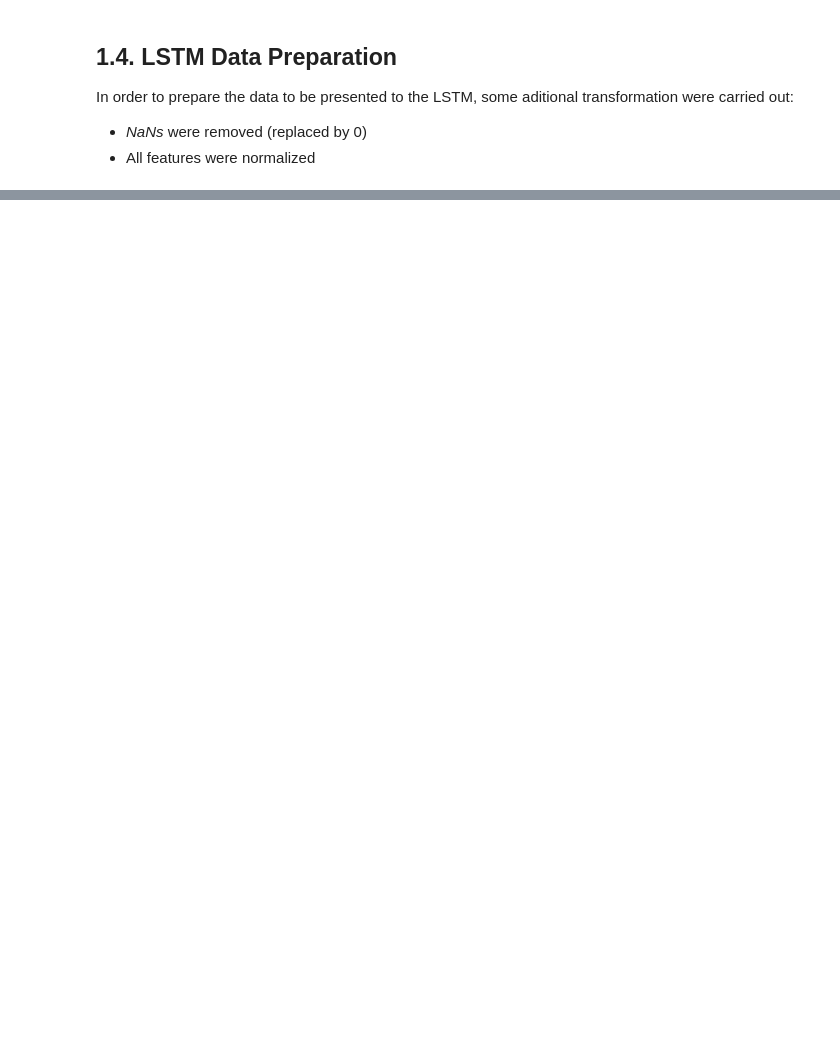
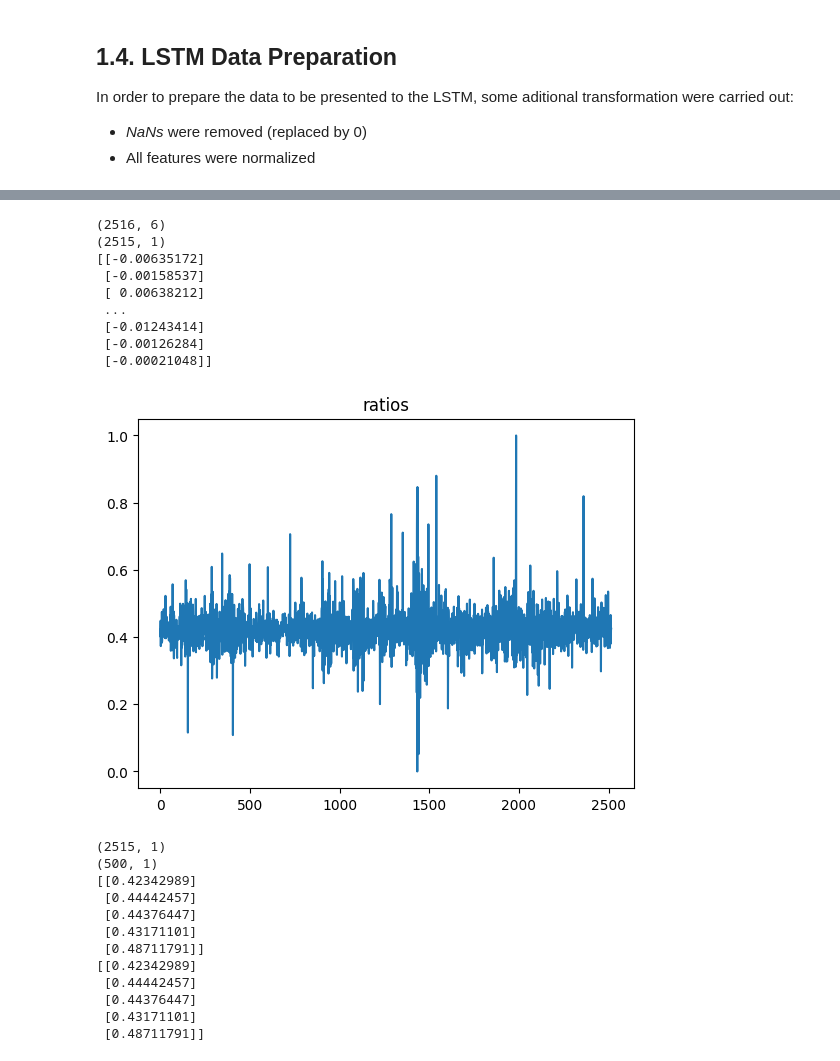
Before and after one commit to TZuanazzi/Quant, a Jupyter notebook: quant.ipynb, the cells around one changed output, grey strips where cells are left out. Drawn from its saved outputs; the diff is of its cells as text; code cells hidden in the pictures; blank space fills up the shorter version.

```diff
--- a/quant.ipynb
+++ b/quant.ipynb
@@ -154 +143,63 @@ print(train_data[-5:])
+# %%
+from sklearn.preprocessing import MinMaxScaler
+import numpy as np
+
+# Preprocess data
+# Select the 'Close' price
+print(dataset.shape)
+data = dataset[['Close']]
+
+a = np.array(data[1:])
+b = np.array(data[:-1])
+a[a == 0] = 0.1
+b[b == 0] = 0.1
+ratios = ((b /a)-1)
+print(ratios.shape)
+print(ratios)
+
+# Normalize the data
+scaler_ratio = MinMaxScaler(feature_range=(0, 1))
+scaled_data_ratio = scaler_ratio.fit_transform(ratios)
+
+# Define training data length
+years_training = int(np.ceil(250*(2)))  # how many years before the test will be used?
+month_test = int(np.ceil(21*(2)))  # how many months before yesterday will be udes for test
+# training_data_len = int(np.ceil(len(scaled_data) * 0.8))
+
+
+# plot each column
+pyplot.figure()
+pyplot.plot(scaled_data_ratio)
+pyplot.title('ratios')
+pyplot.show()
+
+# Create the training data set
+train_data = scaled_data_ratio[-(years_training + month_test):-month_test, :]
+print(scaled_data_ratio.shape)
+print(train_data.shape)
+print(scaled_data_ratio[-(month_test)-5:-(month_test)])
+print(train_data[-5:])
+# %% [output]
+(2516, 6)
+(2515, 1)
+[[-0.00635172]
+ [-0.00158537]
+ [ 0.00638212]
+ ...
+ [-0.01243414]
+ [-0.00126284]
+ [-0.00021048]]
+[figure, added]
+(2515, 1)
+(500, 1)
+[[0.42342989]
+ [0.44442457]
+ [0.44376447]
+ [0.43171101]
+ [0.48711791]]
+[[0.42342989]
+ [0.44442457]
+ [0.44376447]
+ [0.43171101]
+ [0.48711791]]
 # %%
```
Also changed, not shown: parts of 15 cells of this notebook.
